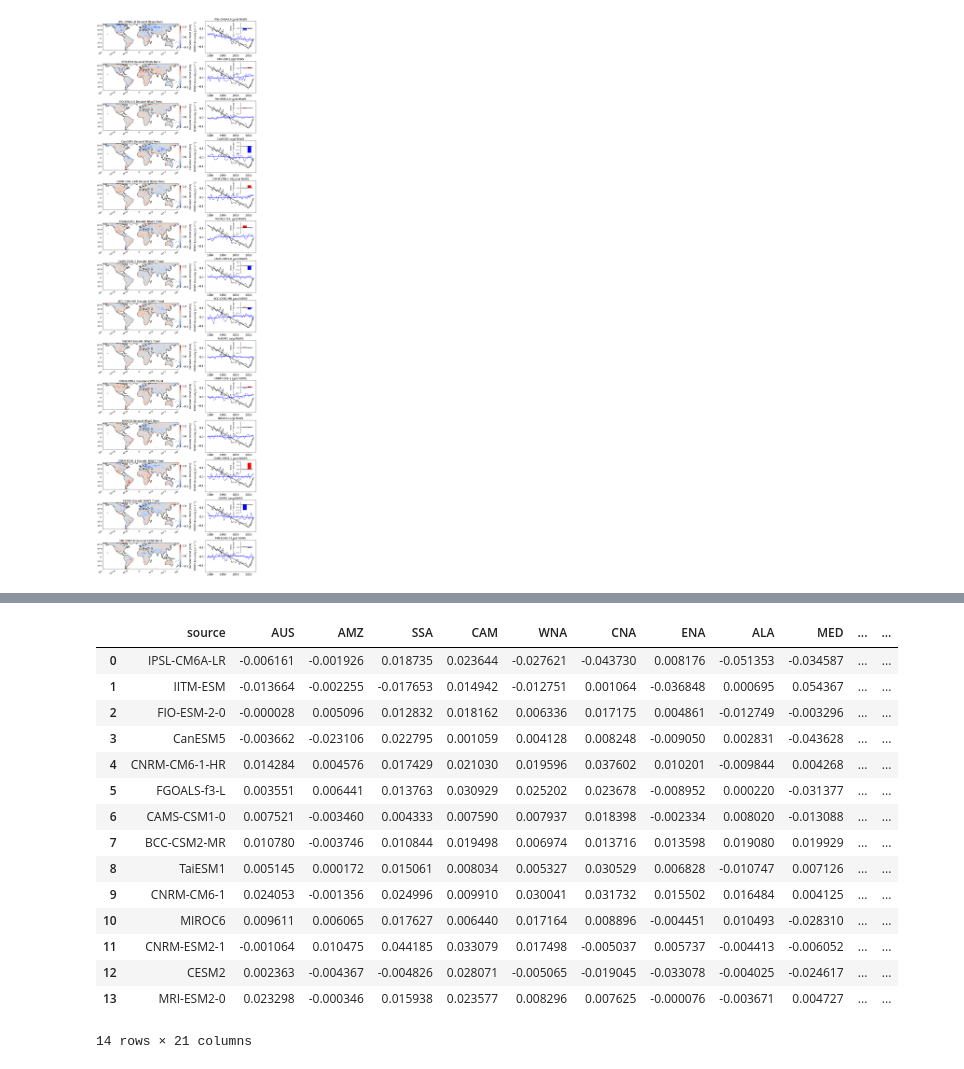
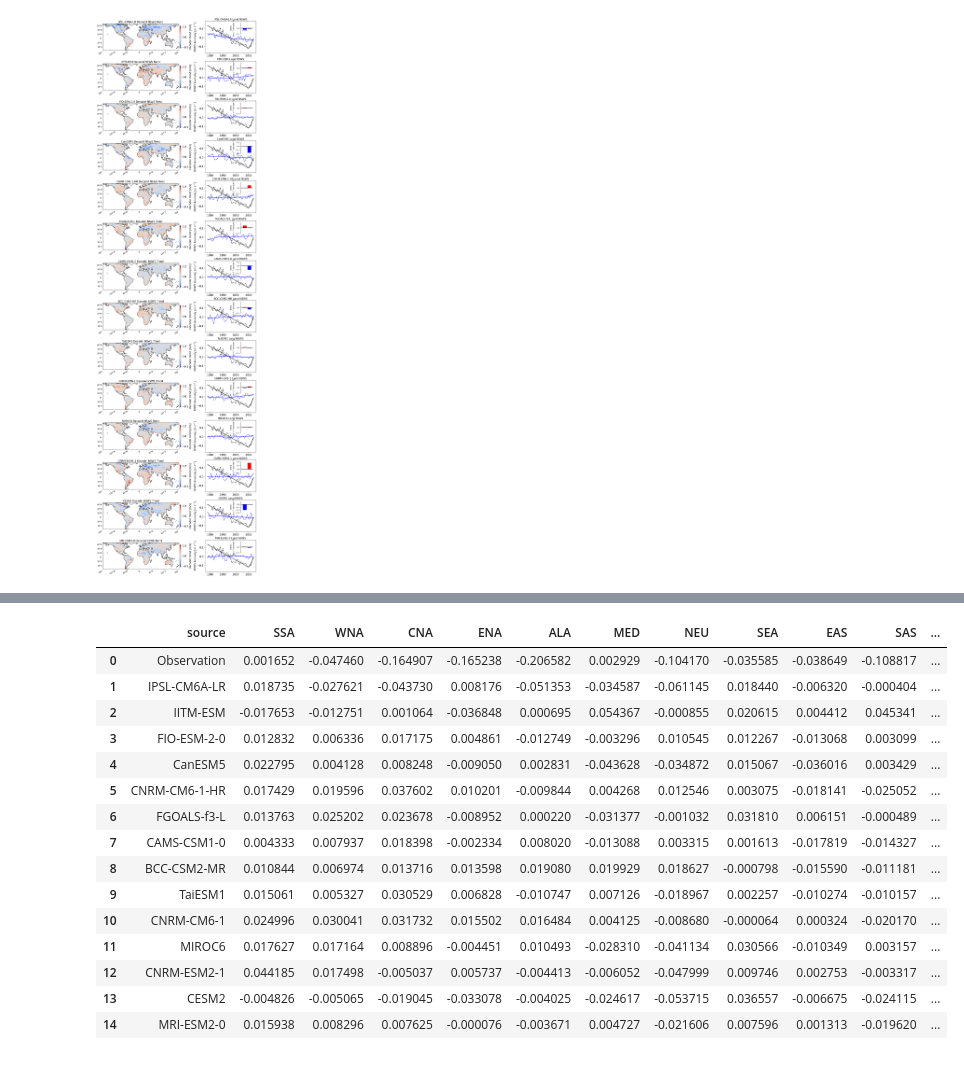
Before and after one commit to ivalencius/winds-of-change, a Jupyter notebook: amip_validation.ipynb, the cells around one changed output, grey strips where cells are left out. Drawn from its saved outputs; the diff is of its cells as text; code cells hidden in the pictures.

```diff
--- a/amip_validation.ipynb
+++ b/amip_validation.ipynb
@@ -216,6 +219,8 @@ obs_lats = stations['lats']
 obs_lons = stations['lons']  # don't want negative degrees
 station_nums = stations['stations']
 obs_winds = excel.parse('winds')
+# Construct years out of numpy
+years = np.arange(1978, 2015)
 
 gsod = xr.Dataset(
             data_vars={
@@ -223,17 +228,15 @@ gsod = xr.Dataset(
             },
             coords={
                 'station': station_nums,
-                'year': pd.date_range(start='1978', end='2015', freq='Y'), # [1978, 2014]
+                # 'year': pd.date_range(start='1978', end='2015', freq='Y'), # [1978, 2014]
+                'year': years,
                 'lon': ("station", obs_lons),
-                'lat': ("station", obs_lons)
+                'lat': ("station", obs_lats)
             }
     )
 # Get yearly data
 anom = gsod.GSOD - gsod.GSOD.mean('year')
 obs_anom = anom.groupby('year').mean('station') # means
-# obs_q = anom.groupby('year').quantile([0.25, 0.75], dim='station') # quantiles
-# Construct years out of numpy datetime to use for regression
-years = np.arange(1978, 2015)
 
 # Compute gsod piecewise linear fit
 gsod_pwlf = pwlf.PiecewiseLinFit(years, obs_anom)
@@ -477,51 +486,81 @@ land_region = regionmask.defined_regions.natural_earth_v5_0_0.land_110  # Land h
 regions = giorgi.abbrevs
 regions.remove('GRL')  # don't do greenland
 
+# Get trends for observational data
+regressed = dict(source='Observation')
+bad_regions = []
+# Add global trends to dataframe
+glob_trend = obs_anom.polyfit('year', deg=1, skipna=True).polyfit_coefficients.sel(degree=1)*10
+regressed['Global'] = glob_trend.values
+obs_mask = giorgi.mask(gsod.lon, gsod.lat)
+for r in regions:
+    # Extract keys for the region
+    key = giorgi.map_keys(r)
+    obs = gsod.where(obs_mask == key, drop=True)
+    obs = obs - obs.cf.mean('year')
+    if obs.station.size < 20:
+        bad_regions.append(r)
+    else:
+        decade_trend = obs.GSOD.mean('station').polyfit('year', deg=1, skipna=True).polyfit_coefficients.sel(degree=1)*10
+        regressed[r] = decade_trend.values
+# Create dataframe to store regressions
+regions = [r for r in regions if r not in bad_regions]
 region_trends = pd.DataFrame(
     columns=['source', *regions]
 )
+# Add GSOD data
+region_trends = pd.concat(
+    [
+        region_trends,
+        pd.DataFrame(regressed, index=[0])
+    ], ignore_index=True
+)
+
 
 for i, model in enumerate(tqdm(ensemble.keys(), desc='Deriving Regional Trends')):
     ds = ensemble[model]
     # Get anomaly
     ds = ds - ds.cf.mean('T')
     # Resample to yearly
     da = ds['sfcWind'].cf.groupby('T.year').mean()
     # mask to land
     land = mask_data(da, land_region, ['land'], drop=True)
     # Eliminate the planet of Hoth
     land = land.where((land['lat']>-59).compute(), drop=True)  # antarctica
     land = land.where((land['lat']<70).compute(), drop=True)  # Northern canada
     # For each region determine the average trend
     regressed = dict(source=model)
+    # Add Global trend
+    glob_trend = land.cf.mean(['X', 'Y']).polyfit('year', deg=1, skipna=True).polyfit_coefficients.sel(degree=1)*10
+    regressed['Global'] = glob_trend.values
     for r in regions:
         masked = mask_data(land, giorgi, [r], drop=True)
         decade_trend = masked.cf.mean(['X', 'Y']).polyfit('year', deg=1, skipna=True).polyfit_coefficients.sel(degree=1)*10
         regressed[r] = decade_trend.values
     # Add to dataframe
     region_trends = pd.concat(
         [
             region_trends,
             pd.DataFrame(regressed, index=[0])
         ], ignore_index=True
     )
 region_trends
 # %% [output]
 [interactive output not drawn]
-|  | source | AUS | AMZ | SSA | CAM | WNA | CNA | ENA | ALA | MED | ... | ... |
-| 0 | IPSL-CM6A-LR | -0.006161 | -0.001926 | 0.018735 | 0.023644 | -0.027621 | -0.043730 | 0.008176 | -0.051353 | -0.034587 | ... | ... |
-| 1 | IITM-ESM | -0.013664 | -0.002255 | -0.017653 | 0.014942 | -0.012751 | 0.001064 | -0.036848 | 0.000695 | 0.054367 | ... | ... |
-| 2 | FIO-ESM-2-0 | -0.000028 | 0.005096 | 0.012832 | 0.018162 | 0.006336 | 0.017175 | 0.004861 | -0.012749 | -0.003296 | ... | ... |
-| 3 | CanESM5 | -0.003662 | -0.023106 | 0.022795 | 0.001059 | 0.004128 | 0.008248 | -0.009050 | 0.002831 | -0.043628 | ... | ... |
-| 4 | CNRM-CM6-1-HR | 0.014284 | 0.004576 | 0.017429 | 0.021030 | 0.019596 | 0.037602 | 0.010201 | -0.009844 | 0.004268 | ... | ... |
-| 5 | FGOALS-f3-L | 0.003551 | 0.006441 | 0.013763 | 0.030929 | 0.025202 | 0.023678 | -0.008952 | 0.000220 | -0.031377 | ... | ... |
-| 6 | CAMS-CSM1-0 | 0.007521 | -0.003460 | 0.004333 | 0.007590 | 0.007937 | 0.018398 | -0.002334 | 0.008020 | -0.013088 | ... | ... |
-| 7 | BCC-CSM2-MR | 0.010780 | -0.003746 | 0.010844 | 0.019498 | 0.006974 | 0.013716 | 0.013598 | 0.019080 | 0.019929 | ... | ... |
-| 8 | TaiESM1 | 0.005145 | 0.000172 | 0.015061 | 0.008034 | 0.005327 | 0.030529 | 0.006828 | -0.010747 | 0.007126 | ... | ... |
-| 9 | CNRM-CM6-1 | 0.024053 | -0.001356 | 0.024996 | 0.009910 | 0.030041 | 0.031732 | 0.015502 | 0.016484 | 0.004125 | ... | ... |
-| 10 | MIROC6 | 0.009611 | 0.006065 | 0.017627 | 0.006440 | 0.017164 | 0.008896 | -0.004451 | 0.010493 | -0.028310 | ... | ... |
-| 11 | CNRM-ESM2-1 | -0.001064 | 0.010475 | 0.044185 | 0.033079 | 0.017498 | -0.005037 | 0.005737 | -0.004413 | -0.006052 | ... | ... |
-| 12 | CESM2 | 0.002363 | -0.004367 | -0.004826 | 0.028071 | -0.005065 | -0.019045 | -0.033078 | -0.004025 | -0.024617 | ... | ... |
-| 13 | MRI-ESM2-0 | 0.023298 | -0.000346 | 0.015938 | 0.023577 | 0.008296 | 0.007625 | -0.000076 | -0.003671 | 0.004727 | ... | ... |
+|  | source | SSA | WNA | CNA | ENA | ALA | MED | NEU | SEA | EAS | SAS | ... |
+| 0 | Observation | 0.001652 | -0.047460 | -0.164907 | -0.165238 | -0.206582 | 0.002929 | -0.104170 | -0.035585 | -0.038649 | -0.108817 | ... |
+| 1 | IPSL-CM6A-LR | 0.018735 | -0.027621 | -0.043730 | 0.008176 | -0.051353 | -0.034587 | -0.061145 | 0.018440 | -0.006320 | -0.000404 | ... |
+| 2 | IITM-ESM | -0.017653 | -0.012751 | 0.001064 | -0.036848 | 0.000695 | 0.054367 | -0.000855 | 0.020615 | 0.004412 | 0.045341 | ... |
+| 3 | FIO-ESM-2-0 | 0.012832 | 0.006336 | 0.017175 | 0.004861 | -0.012749 | -0.003296 | 0.010545 | 0.012267 | -0.013068 | 0.003099 | ... |
+| 4 | CanESM5 | 0.022795 | 0.004128 | 0.008248 | -0.009050 | 0.002831 | -0.043628 | -0.034872 | 0.015067 | -0.036016 | 0.003429 | ... |
+| 5 | CNRM-CM6-1-HR | 0.017429 | 0.019596 | 0.037602 | 0.010201 | -0.009844 | 0.004268 | 0.012546 | 0.003075 | -0.018141 | -0.025052 | ... |
+| 6 | FGOALS-f3-L | 0.013763 | 0.025202 | 0.023678 | -0.008952 | 0.000220 | -0.031377 | -0.001032 | 0.031810 | 0.006151 | -0.000489 | ... |
+| 7 | CAMS-CSM1-0 | 0.004333 | 0.007937 | 0.018398 | -0.002334 | 0.008020 | -0.013088 | 0.003315 | 0.001613 | -0.017819 | -0.014327 | ... |
+| 8 | BCC-CSM2-MR | 0.010844 | 0.006974 | 0.013716 | 0.013598 | 0.019080 | 0.019929 | 0.018627 | -0.000798 | -0.015590 | -0.011181 | ... |
+| 9 | TaiESM1 | 0.015061 | 0.005327 | 0.030529 | 0.006828 | -0.010747 | 0.007126 | -0.018967 | 0.002257 | -0.010274 | -0.010157 | ... |
+| 10 | CNRM-CM6-1 | 0.024996 | 0.030041 | 0.031732 | 0.015502 | 0.016484 | 0.004125 | -0.008680 | -0.000064 | 0.000324 | -0.020170 | ... |
+| 11 | MIROC6 | 0.017627 | 0.017164 | 0.008896 | -0.004451 | 0.010493 | -0.028310 | -0.041134 | 0.030566 | -0.010349 | 0.003157 | ... |
+| 12 | CNRM-ESM2-1 | 0.044185 | 0.017498 | -0.005037 | 0.005737 | -0.004413 | -0.006052 | -0.047999 | 0.009746 | 0.002753 | -0.003317 | ... |
+| 13 | CESM2 | -0.004826 | -0.005065 | -0.019045 | -0.033078 | -0.004025 | -0.024617 | -0.053715 | 0.036557 | -0.006675 | -0.024115 | ... |
+| 14 | MRI-ESM2-0 | 0.015938 | 0.008296 | 0.007625 | -0.000076 | -0.003671 | 0.004727 | -0.021606 | 0.007596 | 0.001313 | -0.019620 | ... |
-14 rows × 21 columns
 # %% [markdown]
```
Also changed, not shown: parts of 6 cells of this notebook.
